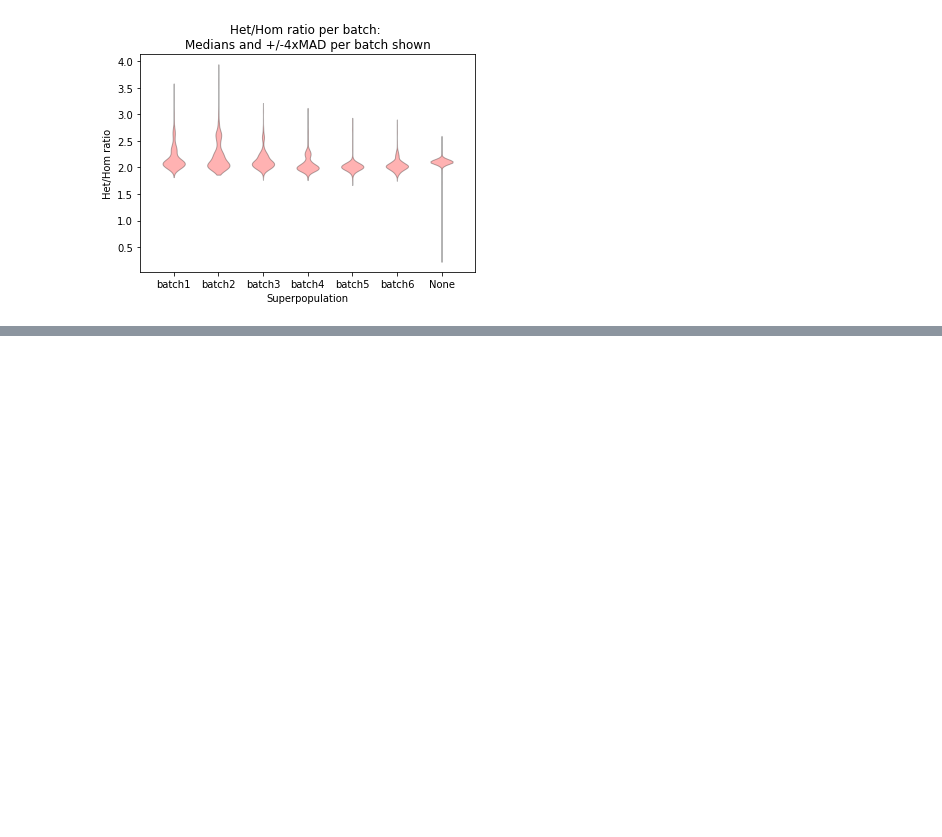
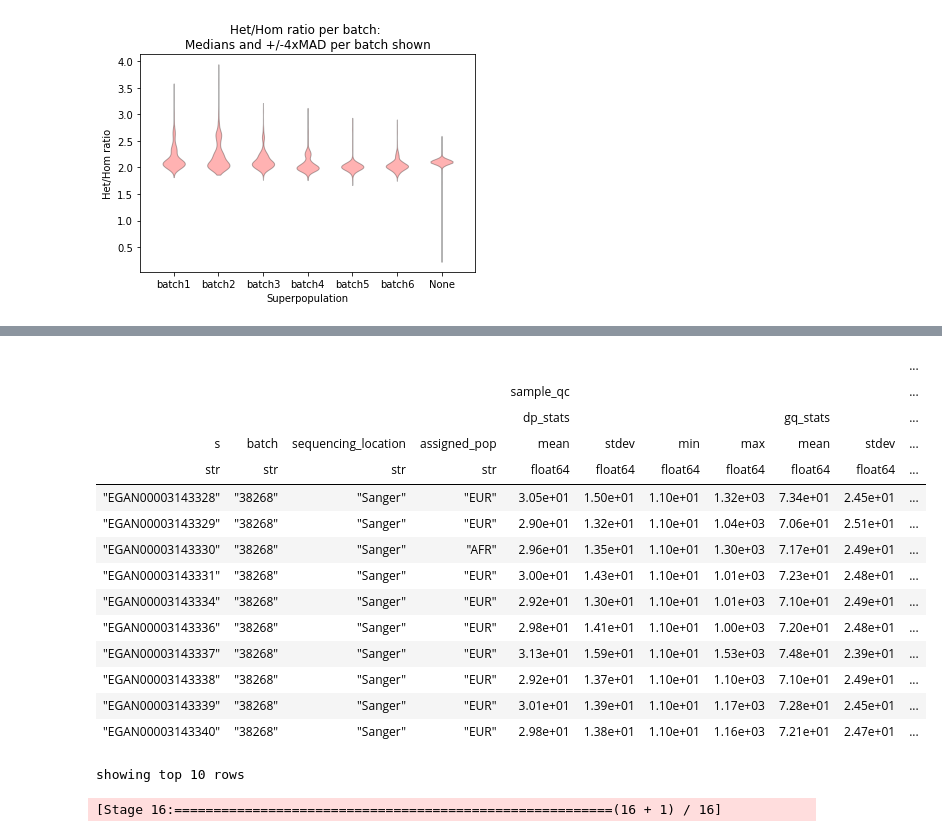
Before and after one commit to wtsi-hgi/wes-qc, a Jupyter notebook: jupyter_notebooks/sample_qc/non_stratified_sample_qc.ipynb, the cells around one changed output, grey strips where cells are left out. Cells and saved outputs as stored; diff of their text form; code cells hidden in the pictures; blank space fills up the shorter version.

Commit message:
more plots

```diff
--- a/jupyter_notebooks/sample_qc/non_stratified_sample_qc.ipynb
+++ b/jupyter_notebooks/sample_qc/non_stratified_sample_qc.ipynb
@@ -463,0 +584,29 @@ os.rename(tmp_file, plot_file)
+# %%
+ht_sample_qc_file = lustre_dir + "matrixtables/non_stratified_sample_qc_cols_dp10_gq10_vaf0_15.ht"
+ht2 = hl.read_table(ht_sample_qc_file)
+ht2.show()
+# %% [output]
+|  |  |  |  |  |  |  |  |  |  | ... |
+|  |  |  |  | sample_qc |  |  |  |  |  | ... |
+|  |  |  |  | dp_stats |  |  |  | gq_stats |  | ... |
+| s | batch | sequencing_location | assigned_pop | mean | stdev | min | max | mean | stdev | ... |
+| str | str | str | str | float64 | float64 | float64 | float64 | float64 | float64 | ... |
+| "EGAN00003143328" | "38268" | "Sanger" | "EUR" | 3.05e+01 | 1.50e+01 | 1.10e+01 | 1.32e+03 | 7.34e+01 | 2.45e+01 | ... |
+| "EGAN00003143329" | "38268" | "Sanger" | "EUR" | 2.90e+01 | 1.32e+01 | 1.10e+01 | 1.04e+03 | 7.06e+01 | 2.51e+01 | ... |
+| "EGAN00003143330" | "38268" | "Sanger" | "AFR" | 2.96e+01 | 1.35e+01 | 1.10e+01 | 1.30e+03 | 7.17e+01 | 2.49e+01 | ... |
+| "EGAN00003143331" | "38268" | "Sanger" | "EUR" | 3.00e+01 | 1.43e+01 | 1.10e+01 | 1.01e+03 | 7.23e+01 | 2.48e+01 | ... |
+| "EGAN00003143334" | "38268" | "Sanger" | "EUR" | 2.92e+01 | 1.30e+01 | 1.10e+01 | 1.01e+03 | 7.10e+01 | 2.49e+01 | ... |
+| "EGAN00003143336" | "38268" | "Sanger" | "EUR" | 2.98e+01 | 1.41e+01 | 1.10e+01 | 1.00e+03 | 7.20e+01 | 2.48e+01 | ... |
+| "EGAN00003143337" | "38268" | "Sanger" | "EUR" | 3.13e+01 | 1.59e+01 | 1.10e+01 | 1.53e+03 | 7.48e+01 | 2.39e+01 | ... |
+| "EGAN00003143338" | "38268" | "Sanger" | "EUR" | 2.92e+01 | 1.37e+01 | 1.10e+01 | 1.10e+03 | 7.10e+01 | 2.49e+01 | ... |
+| "EGAN00003143339" | "38268" | "Sanger" | "EUR" | 3.01e+01 | 1.39e+01 | 1.10e+01 | 1.17e+03 | 7.28e+01 | 2.45e+01 | ... |
+| "EGAN00003143340" | "38268" | "Sanger" | "EUR" | 2.98e+01 | 1.38e+01 | 1.10e+01 | 1.16e+03 | 7.21e+01 | 2.47e+01 | ... |
+showing top 10 rows
+# %%
+p = hl.plot.scatter(ht2.sample_qc.n_snp, ht2.sample_qc.r_ti_tv, xlabel='nSNP', ylabel='Ti/Tv ratio', label=ht2.batch, collect_all = True)
+plot_file = "/lustre/scratch123/qc//plots/sample_qc/nsnp_titv_relaxed_filters_runid.html"
+output_file(tmp_file)
+save(p)
+os.rename(tmp_file, plot_file)
+# %% [output]
+[Stage 16:========================================================(16 + 1) / 16]
```
Also changed, not shown: parts of 20 cells of this notebook, 3 other files.
